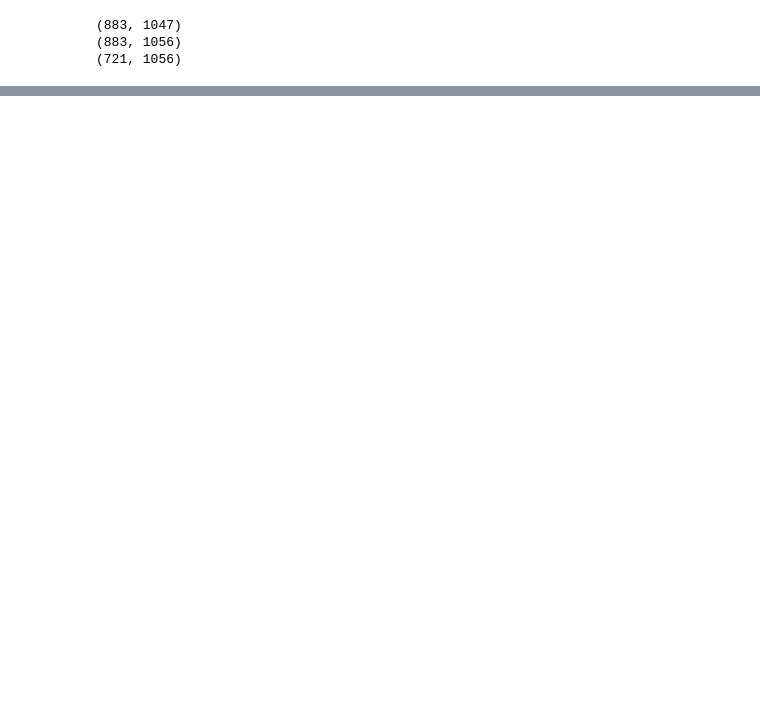
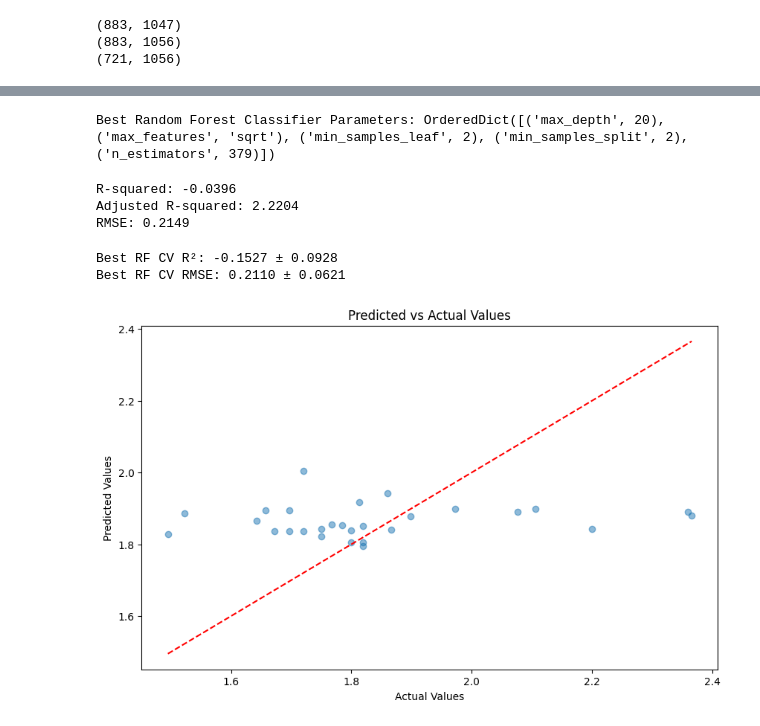
Before and after one commit to joe-jhou2/PertussisVaccine_Prediction, a Jupyter notebook: scripts/multimodal_ML.ipynb, the cells around one changed output, grey strips where cells are left out. Saved outputs shown, nothing was run; the diff lists cells and outputs as text; code cells hidden in the pictures; blank space fills up the shorter version.

```diff
--- a/scripts/multimodal_ML.ipynb
+++ b/scripts/multimodal_ML.ipynb
@@ -349,0 +409,60 @@ RMSE: 0.1556
+# %%
+X_train, X_test, y_train, y_test = train_test_split(X, y, test_size=0.3, random_state=42)
+# %%
+n_iter = 100
+
+search_space_rf = {
+    'n_estimators': (50, 500),
+    'max_depth': (3, 20),
+    'min_samples_split': (2, 20),
+    'min_samples_leaf': (2, 20),
+    'max_features': ['sqrt', 'log2']
+}
+
+# Use negative RMSE as the scoring metric
+neg_rmse = make_scorer(root_mean_squared_error, greater_is_better=False)
+
+RF_MCIA_CCL3_day3_reg_grid = BayesSearchCV(estimator=RandomForestRegressor(random_state=42),
+                                            search_spaces=search_space_rf,
+                                            n_iter=n_iter,
+                                            cv=5,
+                                            n_jobs=-1,
+                                            scoring=neg_rmse,
+                                            random_state=123)
+
+# For CCL3 day3
+RF_MCIA_CCL3_day3_reg_grid.fit(X_train, np.log1p(y_train))
+
+print("Best Random Forest Classifier Parameters:", RF_MCIA_CCL3_day3_reg_grid.best_params_)
+# %% [output]
+Best Random Forest Classifier Parameters: OrderedDict([('max_depth', 20), ('max_features', 'sqrt'), ('min_samples_leaf', 2), ('min_samples_split', 2), ('n_estimators', 379)])
+# %%
+RF_MCIA_CCL3_day3_reg_best = RF_MCIA_CCL3_day3_reg_grid.best_estimator_
+y_pred = RF_MCIA_CCL3_day3_reg_best.predict(X_test)
+
+r2 = r2_score(np.log1p(y_test), y_pred)
+rmse = root_mean_squared_error(np.log1p(y_test), y_pred)
+n = X_test.shape[0]
+p = X_test.shape[1]
+adjusted_r2 = 1 - (1 - r2) * (n - 1) / (n - p - 1)
+
+print(f"R-squared: {r2:.4f}")
+print(f"Adjusted R-squared: {adjusted_r2:.4f}")
+print(f"RMSE: {rmse:.4f}")
+# %% [output]
+R-squared: -0.0396
+Adjusted R-squared: 2.2204
+RMSE: 0.2149
+# %%
+cv_scores = cross_val_score(RF_MCIA_CCL3_day3_reg_best, X, np.log1p(y), cv=5, scoring='r2')
+print(f"Best RF CV R²: {cv_scores.mean():.4f} ± {cv_scores.std():.4f}")
+
+cv_rmse = -cross_val_score(RF_MCIA_CCL3_day3_reg_best, X, np.log1p(y), cv=5, scoring='neg_root_mean_squared_error')
+print(f"Best RF CV RMSE: {cv_rmse.mean():.4f} ± {cv_rmse.std():.4f}")
+# %% [output]
+Best RF CV R²: -0.1527 ± 0.0928
+Best RF CV RMSE: 0.2110 ± 0.0621
+# %%
+plot_predictions(np.log1p(y_test), y_pred)
+# %% [output]
+[figure, added]
```
Also changed, not shown: parts of 22 cells of this notebook, 6 other files.
